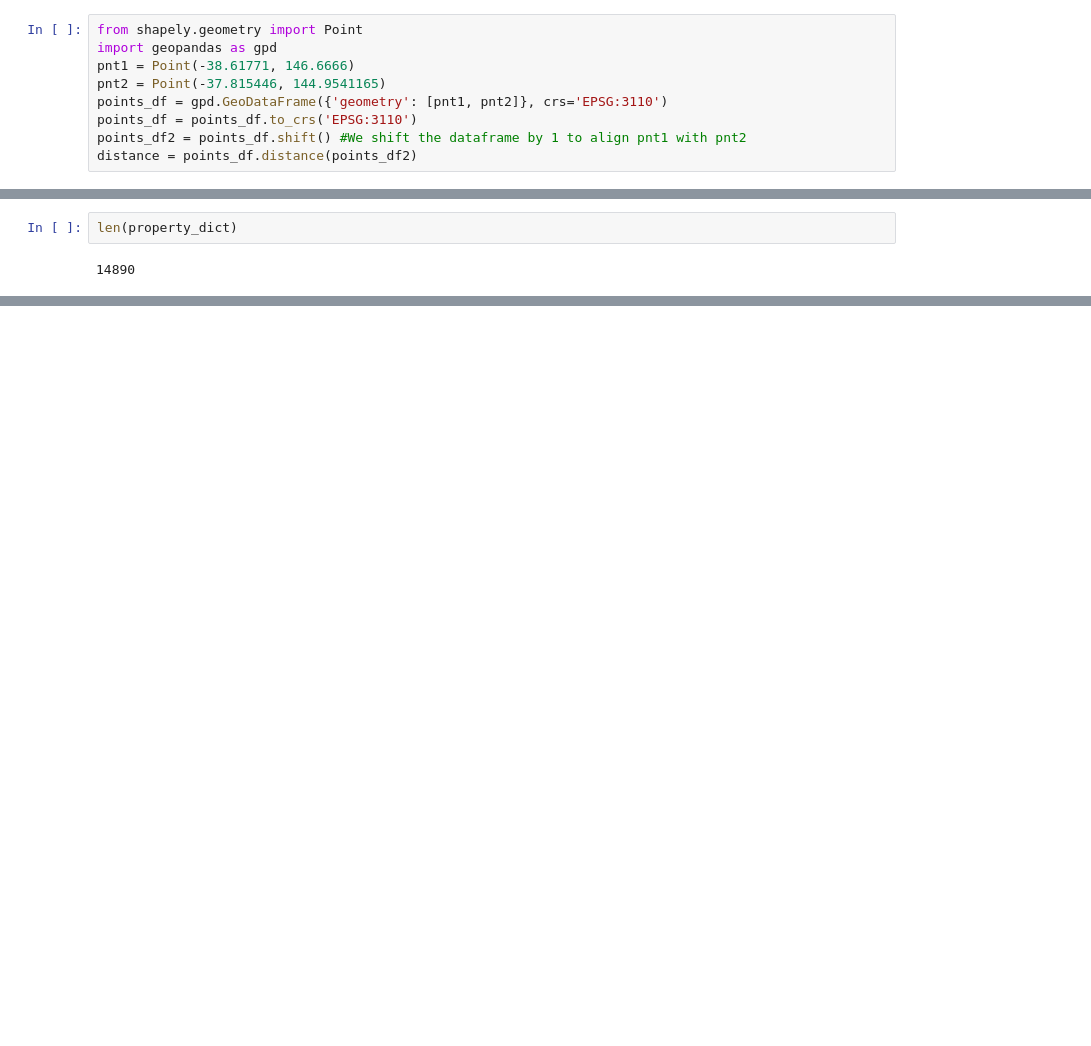
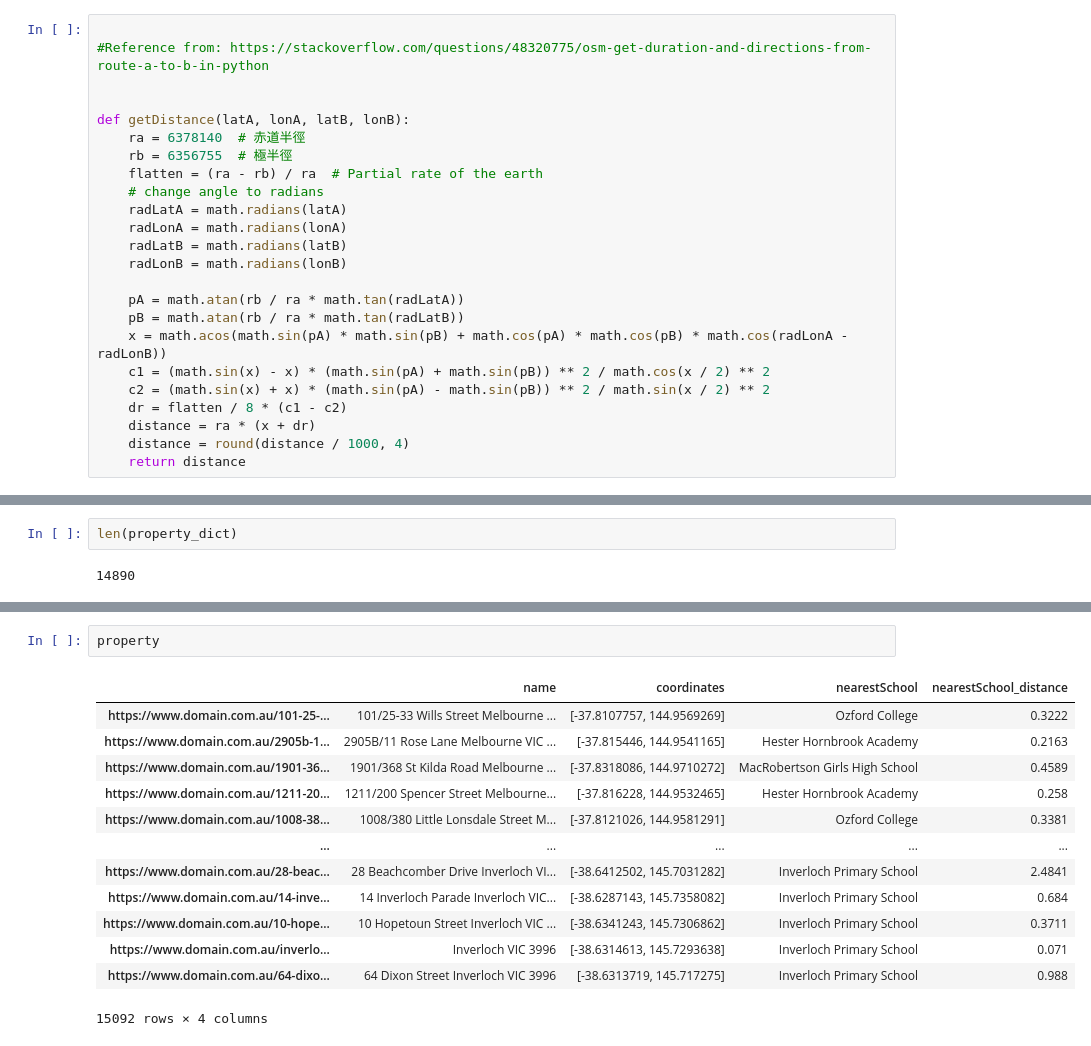
Before and after one commit to MAST30034-Applied-Data-Science/generic-real-estate-consulting-project-group-60, a Jupyter notebook: notebooks/distance_to_school.ipynb, the cells around one changed output, grey strips where cells are left out. Cells and saved outputs as stored; diff of their text form; blank space fills up the shorter version.

Commit message:
test the nearest school is true

```diff
--- a/notebooks/distance_to_school.ipynb
+++ b/notebooks/distance_to_school.ipynb
@@ -224,12 +212,27 @@ def getDistance(latA, lonA, latB, lonB):
-# %%
-from shapely.geometry import Point
-import geopandas as gpd
-pnt1 = Point(-38.61771, 146.6666)
-pnt2 = Point(-37.815446, 144.9541165)
-points_df = gpd.GeoDataFrame({'geometry': [pnt1, pnt2]}, crs='EPSG:3110')
-points_df = points_df.to_crs('EPSG:3110')
-points_df2 = points_df.shift() #We shift the dataframe by 1 to align pnt1 with pnt2
-distance = points_df.distance(points_df2)
+# %%
+
+#Reference from: https://stackoverflow.com/questions/48320775/osm-get-duration-and-directions-from-route-a-to-b-in-python
+
+
+def getDistance(latA, lonA, latB, lonB):
+    ra = 6378140  # 赤道半徑
+    rb = 6356755  # 極半徑
+    flatten = (ra - rb) / ra  # Partial rate of the earth
+    # change angle to radians
+    radLatA = math.radians(latA)
+    radLonA = math.radians(lonA)
+    radLatB = math.radians(latB)
+    radLonB = math.radians(lonB)
+
+    pA = math.atan(rb / ra * math.tan(radLatA))
+    pB = math.atan(rb / ra * math.tan(radLatB))
+    x = math.acos(math.sin(pA) * math.sin(pB) + math.cos(pA) * math.cos(pB) * math.cos(radLonA - radLonB))
+    c1 = (math.sin(x) - x) * (math.sin(pA) + math.sin(pB)) ** 2 / math.cos(x / 2) ** 2
+    c2 = (math.sin(x) + x) * (math.sin(pA) - math.sin(pB)) ** 2 / math.sin(x / 2) ** 2
+    dr = flatten / 8 * (c1 - c2)
+    distance = ra * (x + dr)
+    distance = round(distance / 1000, 4)
+    return distance
 # %%
 # Find the nearest school
 
@@ -274,0 +262,16 @@ property.to_csv("../data/raw/new_property.csv")
+# %%
+property
+# %% [output]
+|  | name | coordinates | nearestSchool | nearestSchool_distance |
+| https://www.domain.com.au/101-25-... | 101/25-33 Wills Street Melbourne ... | [-37.8107757, 144.9569269] | Ozford College | 0.3222 |
+| https://www.domain.com.au/2905b-1... | 2905B/11 Rose Lane Melbourne VIC ... | [-37.815446, 144.9541165] | Hester Hornbrook Academy | 0.2163 |
+| https://www.domain.com.au/1901-36... | 1901/368 St Kilda Road Melbourne ... | [-37.8318086, 144.9710272] | MacRobertson Girls High School | 0.4589 |
+| https://www.domain.com.au/1211-20... | 1211/200 Spencer Street Melbourne... | [-37.816228, 144.9532465] | Hester Hornbrook Academy | 0.258 |
+| https://www.domain.com.au/1008-38... | 1008/380 Little Lonsdale Street M... | [-37.8121026, 144.9581291] | Ozford College | 0.3381 |
+| ... | ... | ... | ... | ... |
+| https://www.domain.com.au/28-beac... | 28 Beachcomber Drive Inverloch VI... | [-38.6412502, 145.7031282] | Inverloch Primary School | 2.4841 |
+| https://www.domain.com.au/14-inve... | 14 Inverloch Parade Inverloch VIC... | [-38.6287143, 145.7358082] | Inverloch Primary School | 0.684 |
+| https://www.domain.com.au/10-hope... | 10 Hopetoun Street Inverloch VIC ... | [-38.6341243, 145.7306862] | Inverloch Primary School | 0.3711 |
+| https://www.domain.com.au/inverlo... | Inverloch VIC 3996 | [-38.6314613, 145.7293638] | Inverloch Primary School | 0.071 |
+| https://www.domain.com.au/64-dixo... | 64 Dixon Street Inverloch VIC 3996 | [-38.6313719, 145.717275] | Inverloch Primary School | 0.988 |
+15092 rows × 4 columns
```
Also changed, not shown: parts of 5 cells of this notebook.
